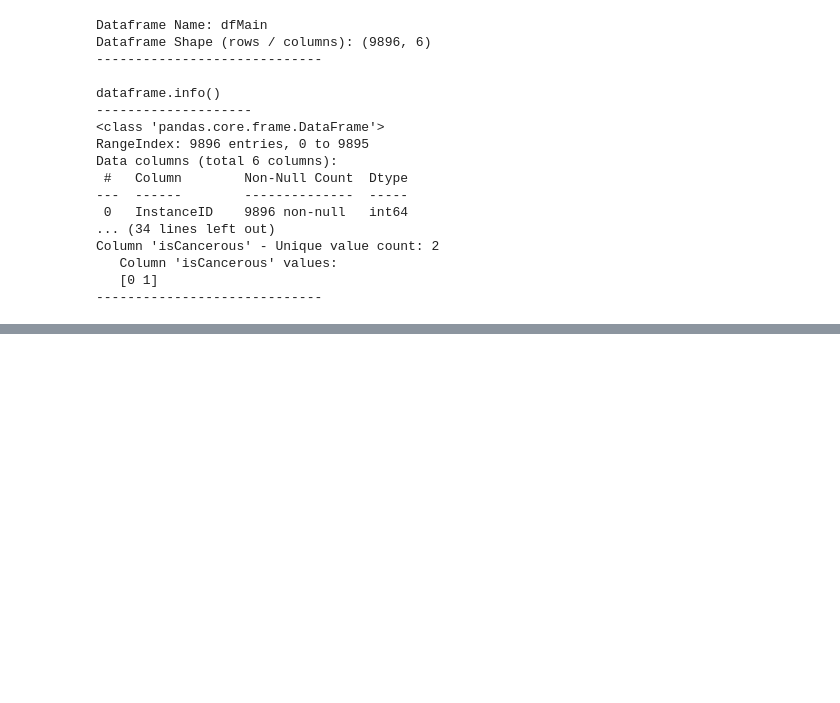
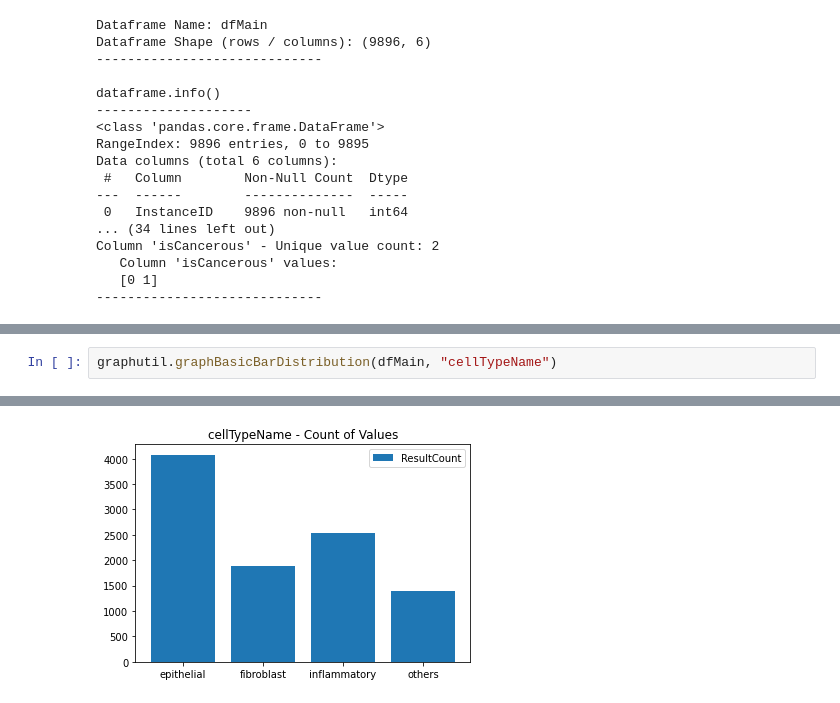
Before and after one commit to s2105802-Nelson/COSC2673-A2-Group42, a Jupyter notebook: 01.DataExploration.ipynb, the cells around one changed output, grey strips where cells are left out. Cells and saved outputs as stored; diff of their text form; blank space fills up the shorter version.

```diff
--- a/01.DataExploration.ipynb
+++ b/01.DataExploration.ipynb
@@ -77,0 +84,3 @@ Column 'isCancerous' - Unique value count: 2
+# %%
+graphutil.graphBasicBarDistribution(dfMain, "cellTypeName")
+# %% [output]
@@ -77,0 +88 @@ Column 'isCancerous' - Unique value count: 2
+[figure, added]
```
Also changed, not shown: parts of 8 cells of this notebook, 5 other files.
